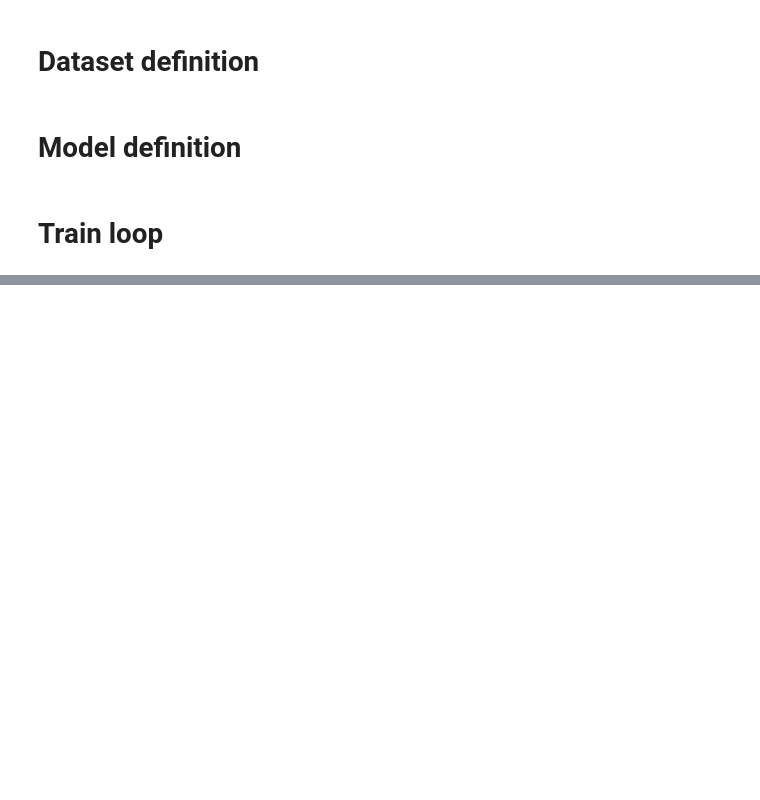
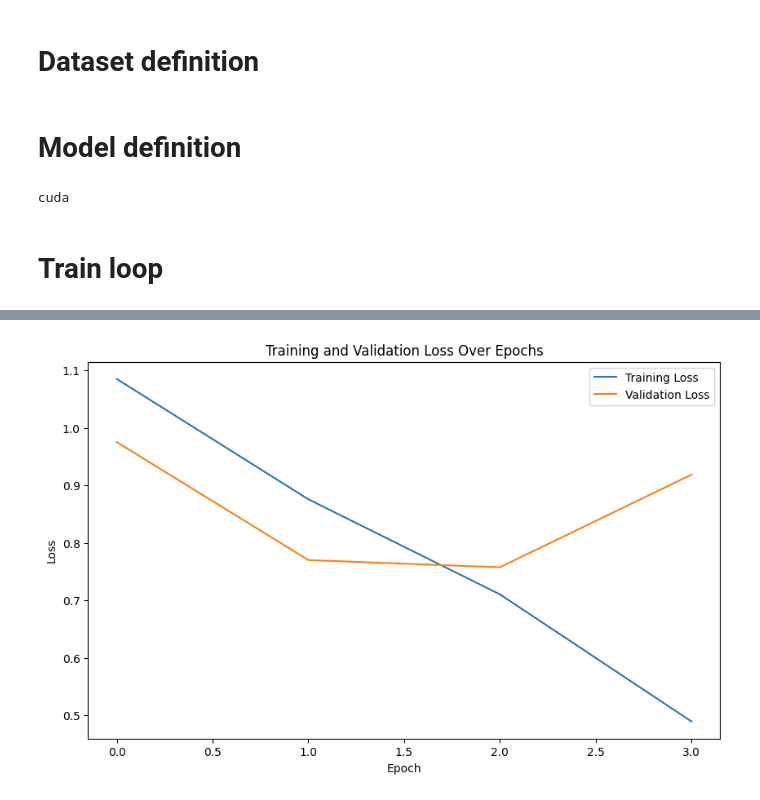
Before and after one commit to pnikitits/NLP, a Jupyter notebook: Assignment/nlp_assignment/test_2.ipynb, the cells around one changed output, grey strips where cells are left out. Cells and saved outputs as stored; diff of their text form; code cells hidden in the pictures; blank space fills up the shorter version.

```diff
--- a/Assignment/nlp_assignment/test_2.ipynb
+++ b/Assignment/nlp_assignment/test_2.ipynb
@@ -165,16 +276,36 @@ class SentimentClassifier(nn.Module):
         return self.out(norm_output)
+# %%
+device = torch.device('cuda' if torch.cuda.is_available() else 'cpu')
+print(device)
+# %% [output]
+cuda
 # %%
-device = torch.device('cuda' if torch.cuda.is_available() else 'cpu')
-model = SentimentClassifier(n_classes=len(polarity_encoder.classes_)).to(device)
+tokenizer = BertTokenizer.from_pretrained('bert-base-uncased')
+special_tokens_dict = {'additional_special_tokens': ['[unused0]', '[unused1]']}
+tokenizer.add_special_tokens(special_tokens_dict)
 
+batch_size = 32
+
+train_dataset = SentimentDataset(df_train['ModifiedSentence'], df_train['Polarity'], tokenizer)
+train_loader = DataLoader(train_dataset, batch_size=batch_size, shuffle=True)
+
+val_dataset = SentimentDataset(df_val['ModifiedSentence'], df_val['Polarity'], tokenizer)
+val_loader = DataLoader(val_dataset, batch_size=batch_size, shuffle=True)
+
+# initialize the model and optimizer
+n_classes = len(polarity_encoder.classes_)
+model = SentimentClassifier(n_classes=n_classes, tokenizer=tokenizer).to(device)
 optimizer = Adam(model.parameters(), lr=2e-5)
 
+
+# define the weights for the loss function
 class_proportions = {0: 0.26, 1: 0.04, 2: 0.7}
 class_weights = {class_label: (1.0 / proportion) for class_label, proportion in class_proportions.items()}
 weight_sum = sum(class_weights.values())
 num_classes = len(class_weights)
 class_weights = {class_label: (weight / weight_sum) * num_classes for class_label, weight in class_weights.items()}
 weights_tensor = torch.tensor(list(class_weights.values()), dtype=torch.float32)
+
 loss_fn = nn.CrossEntropyLoss(weight=weights_tensor).to(device)
 # %% [markdown]
 # Train loop
@@ -180,0 +356,24 @@ loss_fn = nn.CrossEntropyLoss(weight=weights_tensor).to(device)
+# %%
+epochs = 4
+train_losses, val_losses = [], []
+
+for epoch in range(epochs):
+    train_loss, train_accuracy = train(model, train_loader, loss_fn, optimizer, device)
+    val_loss, val_accuracy = evaluate(model, val_loader, loss_fn, device)
+
+    train_losses.append(train_loss)
+    val_losses.append(val_loss)
+
+    print(f'Epoch {epoch+1}/{epochs} | Train Loss: {train_loss:.3f} | Train Accuracy: {train_accuracy:.3f} | Val Loss: {val_loss:.3f} | Val Accuracy: {val_accuracy:.3f}')
+
+import matplotlib.pyplot as plt
+# Plotting the training and validation loss
+plt.figure(figsize=(10, 6))
+plt.plot(train_losses, label='Training Loss')
+plt.plot(val_losses, label='Validation Loss')
+plt.xlabel('Epoch')
+plt.ylabel('Loss')
+plt.title('Training and Validation Loss Over Epochs')
+plt.legend()
+plt.show()
+# %% [output]
@@ -181 +384,2 @@ loss_fn = nn.CrossEntropyLoss(weight=weights_tensor).to(device)
+[figure, added]
 # %%
```
Also changed, not shown: parts of 30 cells of this notebook.
